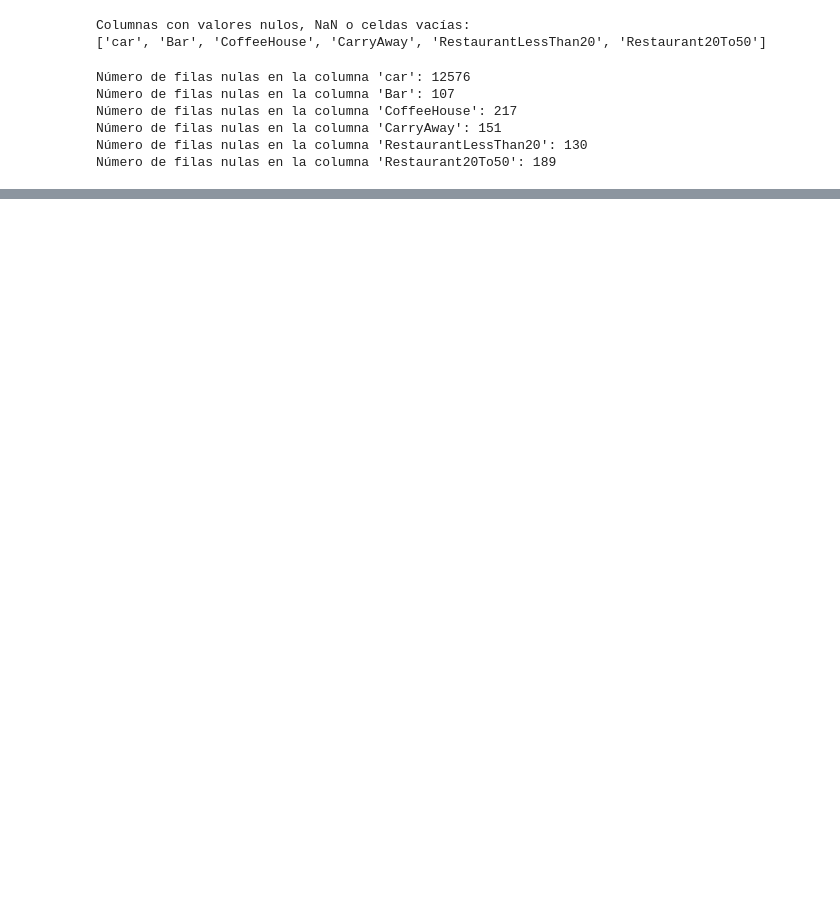
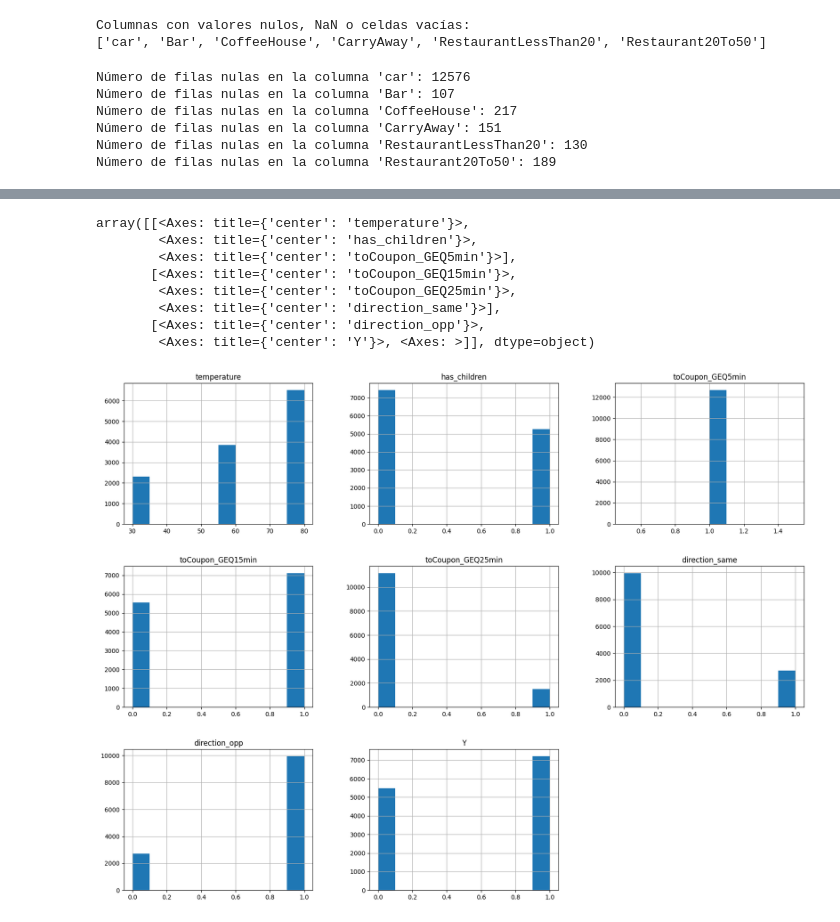
Before and after one commit to sergiomarchena16/PFG_Conductores, a Jupyter notebook: Notebook_Proyecto.ipynb, the cells around one changed output, grey strips where cells are left out. Cells and saved outputs as stored; diff of their text form; code cells hidden in the pictures; blank space fills up the shorter version.

```diff
--- a/Notebook_Proyecto.ipynb
+++ b/Notebook_Proyecto.ipynb
@@ -106,0 +210,12 @@ Número de filas nulas en la columna 'Restaurant20To50': 189
+# %%
+df.hist(figsize=(20, 15))
+# %% [output]
+array([[<Axes: title={'center': 'temperature'}>,
+        <Axes: title={'center': 'has_children'}>,
+        <Axes: title={'center': 'toCoupon_GEQ5min'}>],
+       [<Axes: title={'center': 'toCoupon_GEQ15min'}>,
+        <Axes: title={'center': 'toCoupon_GEQ25min'}>,
+        <Axes: title={'center': 'direction_same'}>],
+       [<Axes: title={'center': 'direction_opp'}>,
+        <Axes: title={'center': 'Y'}>, <Axes: >]], dtype=object)
+[figure, added]
```
Also changed, not shown: parts of 10 cells of this notebook.
